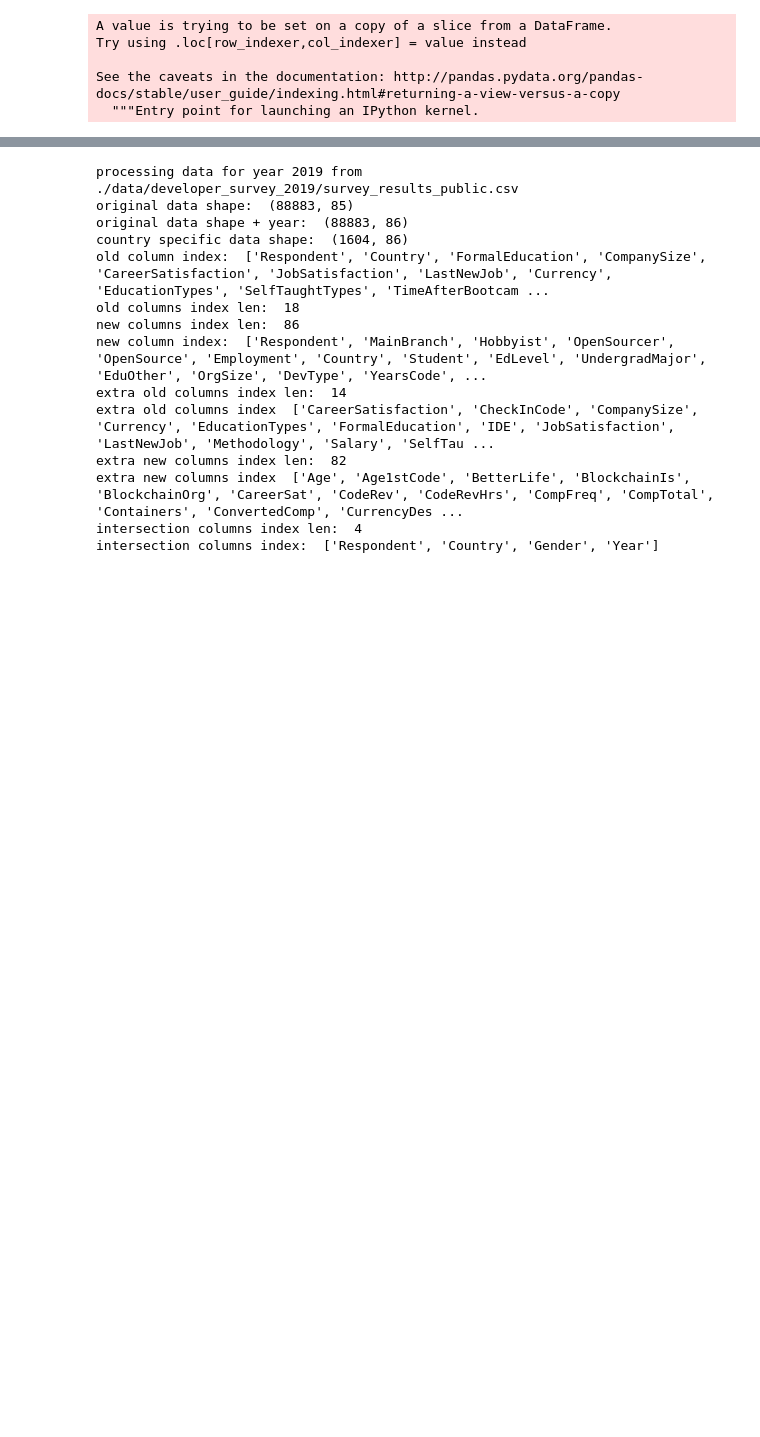
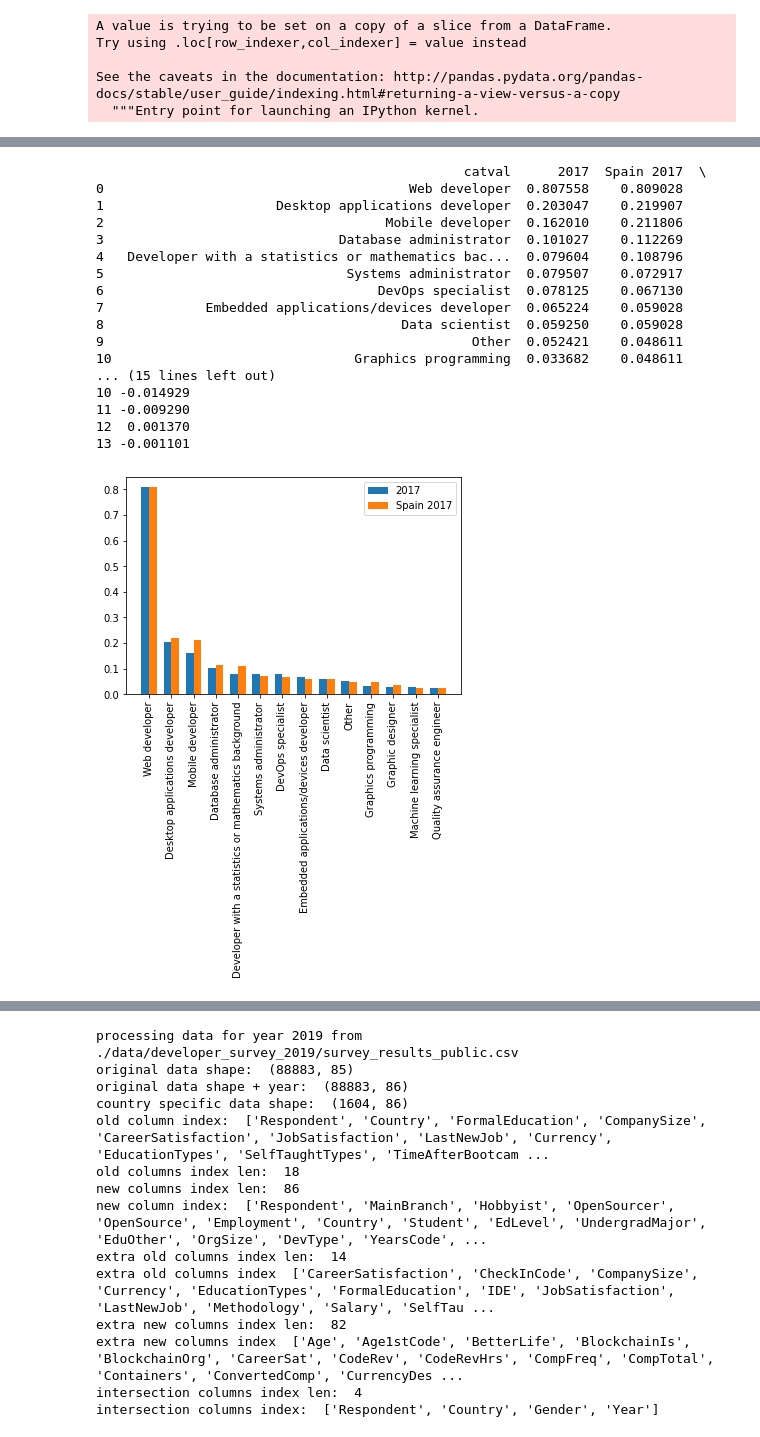
Before and after one commit to ju0gri/so-survey-data-analysis, a Jupyter notebook: project1_solution.ipynb, the cells around one changed output, grey strips where cells are left out. Drawn from its saved outputs; the diff is of its cells as text; code cells hidden in the pictures; blank space fills up the shorter version.

```diff
--- a/project1_solution.ipynb
+++ b/project1_solution.ipynb
@@ -127,0 +205,45 @@ See the caveats in the documentation: http://pandas.pydata.org/pandas-docs/stabl
+# %%
+def compare_and_plot_df(df, df_country_specific, country, year, rows_year, rows_country_year):
+    merged_df = pd.DataFrame()
+    merged_df["catval"] = df["catval"]
+    merged_df[f"{year}"] = df["total_catvals"]/rows_year
+    merged_df[f"{country} {year}"] = df_country_specific["total_catvals"]/rows_country_year
+    merged_df["diff"] = merged_df[f"{year}"] - merged_df[f"{country} {year}"]
+    print(merged_df)
+
+    merged_df.style.bar(subset=['diff'], align='mid', color=['#d65f5f', '#5fba7d'])
+
+    labels = merged_df["catval"]
+    x = np.arange(len(labels))  # the label locations
+    width = 0.35  # the width of the bars
+
+    fig, ax = plt.subplots()
+    rects1 = ax.bar(x - width/2, merged_df[f"{year}"], width, label=f"{year}")
+    rects2 = ax.bar(x + width/2, merged_df[f"{country} {year}"] , width, label=f"{country} {year}")
+
+#     ax.set_ylabel('')
+#     ax.set_title('')
+    ax.set_xticks(x)
+    ax.set_xticklabels(labels, rotation=90)
+    ax.legend()
+# %%
+compare_and_plot_df(df_exploded_grouped_2017, df_exploded_grouped_2017_es, "Spain", 2017, total_vals_2017, total_vals_2017_es)
+# %% [output]
+                                               catval      2017  Spain 2017  \
+0                                       Web developer  0.807558    0.809028
+1                      Desktop applications developer  0.203047    0.219907
+2                                    Mobile developer  0.162010    0.211806
+3                              Database administrator  0.101027    0.112269
+4   Developer with a statistics or mathematics bac...  0.079604    0.108796
+5                               Systems administrator  0.079507    0.072917
+6                                   DevOps specialist  0.078125    0.067130
+7             Embedded applications/devices developer  0.065224    0.059028
+8                                      Data scientist  0.059250    0.059028
+9                                               Other  0.052421    0.048611
+10                               Graphics programming  0.033682    0.048611
+... (15 lines left out)
+10 -0.014929
+11 -0.009290
+12  0.001370
+13 -0.001101
+[figure, added]
```
Also changed, not shown: parts of 41 cells of this notebook.
